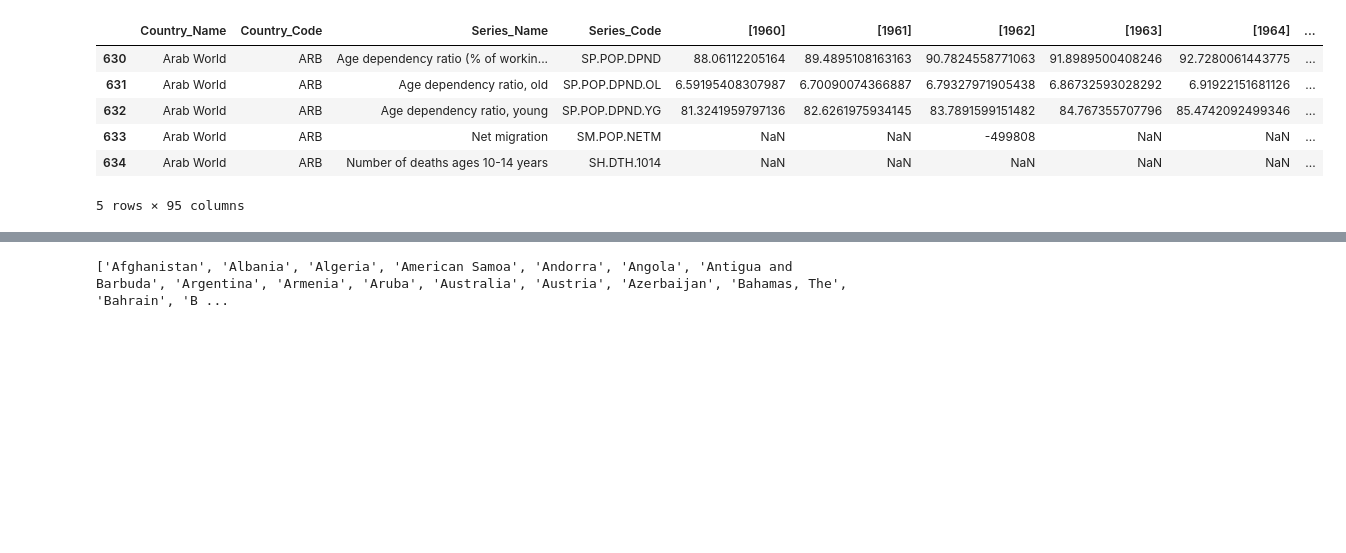
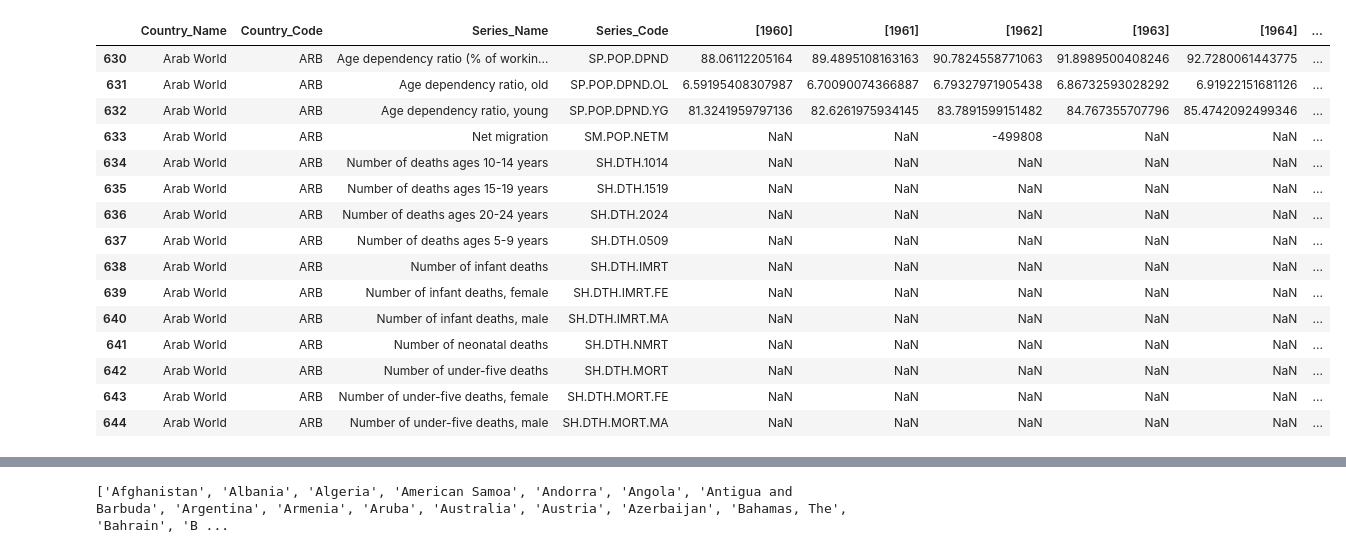
Before and after one commit to devkisdesai/CMPE255-Team-6-Project-Fall-2021-, a Jupyter notebook: EDA.ipynb, the cells around one changed output, grey strips where cells are left out. Cells and saved outputs as stored; diff of their text form; code cells hidden in the pictures; blank space fills up the shorter version.

```diff
--- a/EDA.ipynb
+++ b/EDA.ipynb
@@ -3,6 +3,10 @@
 import numpy as np
 import pandas as pd
 import matplotlib.pyplot as plt
+import sklearn as sk
+
+pd.set_option('display.max_columns', None)
+plt.rcParams['figure.figsize'] = [15, 9]
 # %%
 # Where the data comes from
 # Country Codes with Continent https://gist.github.com/stevewithington/20a69c0b6d2ff846ea5d35e5fc47f26c
@@ -75,13 +94,22 @@ nation_data.head()
 # %%
-non_nation_data.head()
+non_nation_data.head(15)
 # %% [output]
 |  | Country_Name | Country_Code | Series_Name | Series_Code | [1960] | [1961] | [1962] | [1963] | [1964] | ... |
 | 630 | Arab World | ARB | Age dependency ratio (% of workin... | SP.POP.DPND | 88.06112205164 | 89.4895108163163 | 90.7824558771063 | 91.8989500408246 | 92.7280061443775 | ... |
 | 631 | Arab World | ARB | Age dependency ratio, old | SP.POP.DPND.OL | 6.59195408307987 | 6.70090074366887 | 6.79327971905438 | 6.86732593028292 | 6.91922151681126 | ... |
 | 632 | Arab World | ARB | Age dependency ratio, young | SP.POP.DPND.YG | 81.3241959797136 | 82.6261975934145 | 83.7891599151482 | 84.767355707796 | 85.4742092499346 | ... |
 | 633 | Arab World | ARB | Net migration | SM.POP.NETM | NaN | NaN | -499808 | NaN | NaN | ... |
 | 634 | Arab World | ARB | Number of deaths ages 10-14 years | SH.DTH.1014 | NaN | NaN | NaN | NaN | NaN | ... |
+| 635 | Arab World | ARB | Number of deaths ages 15-19 years | SH.DTH.1519 | NaN | NaN | NaN | NaN | NaN | ... |
+| 636 | Arab World | ARB | Number of deaths ages 20-24 years | SH.DTH.2024 | NaN | NaN | NaN | NaN | NaN | ... |
+| 637 | Arab World | ARB | Number of deaths ages 5-9 years | SH.DTH.0509 | NaN | NaN | NaN | NaN | NaN | ... |
+| 638 | Arab World | ARB | Number of infant deaths | SH.DTH.IMRT | NaN | NaN | NaN | NaN | NaN | ... |
+| 639 | Arab World | ARB | Number of infant deaths, female | SH.DTH.IMRT.FE | NaN | NaN | NaN | NaN | NaN | ... |
+| 640 | Arab World | ARB | Number of infant deaths, male | SH.DTH.IMRT.MA | NaN | NaN | NaN | NaN | NaN | ... |
+| 641 | Arab World | ARB | Number of neonatal deaths | SH.DTH.NMRT | NaN | NaN | NaN | NaN | NaN | ... |
+| 642 | Arab World | ARB | Number of under-five deaths | SH.DTH.MORT | NaN | NaN | NaN | NaN | NaN | ... |
+| 643 | Arab World | ARB | Number of under-five deaths, female | SH.DTH.MORT.FE | NaN | NaN | NaN | NaN | NaN | ... |
+| 644 | Arab World | ARB | Number of under-five deaths, male | SH.DTH.MORT.MA | NaN | NaN | NaN | NaN | NaN | ... |
-5 rows × 95 columns
 # %%
 pop_totals = nation_data[nation_data.Series_Code == "SP.POP.TOTL"] #Population Totals
 pop_growth = nation_data[nation_data.Series_Code == "SP.POP.GROW"] #Population Growth
```
Also changed, not shown: parts of 22 cells of this notebook.
